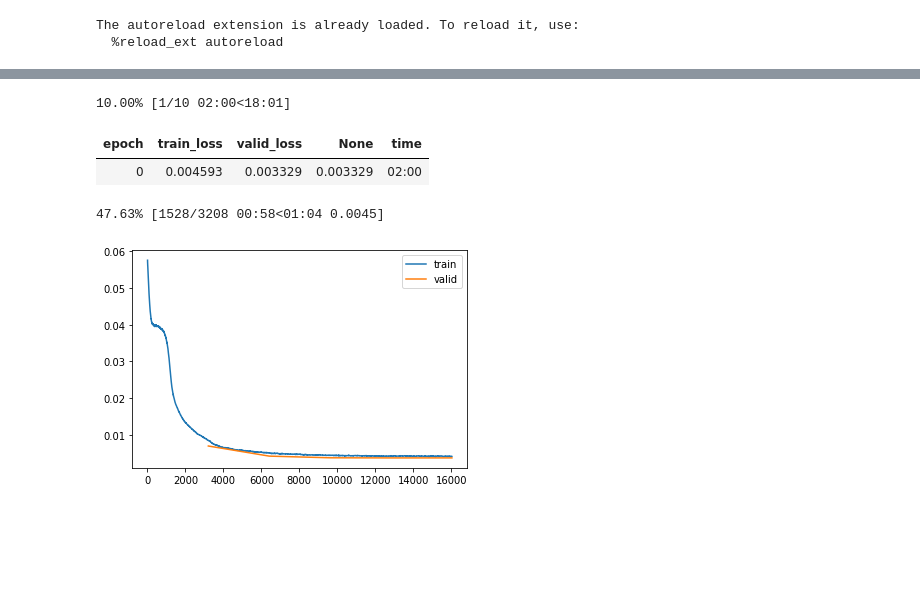
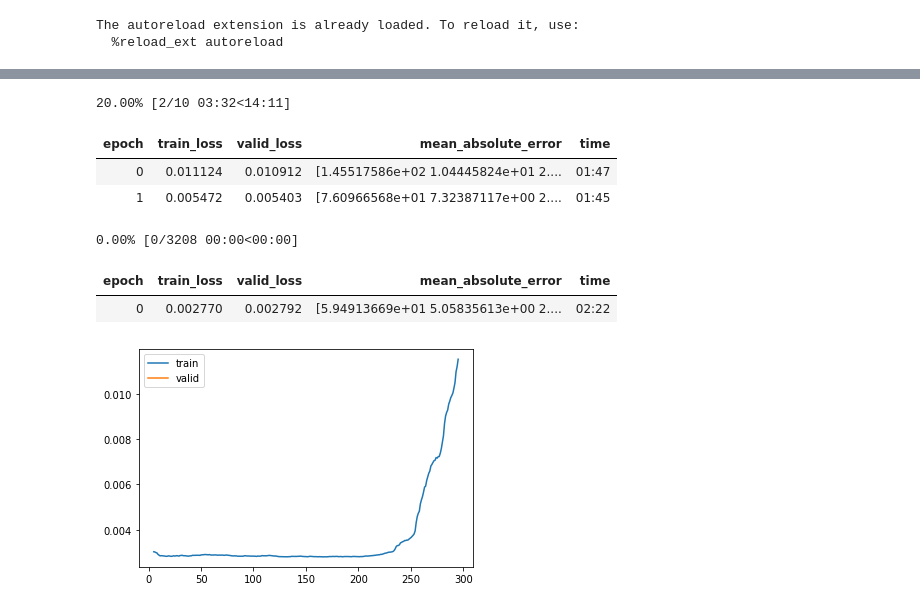
Before and after one commit to slds-lmu/yahpo_gym, a Jupyter notebook: yahpo_gym/notebooks/NB.ipynb, the cells around one changed output, grey strips where cells are left out. Cells and saved outputs as stored; diff of their text form; code cells hidden in the pictures; blank space fills up the shorter version.

```diff
--- a/yahpo_gym/notebooks/NB.ipynb
+++ b/yahpo_gym/notebooks/NB.ipynb
@@ -14,7 +14,7 @@ dls = dl_from_config(cfg)
 # %%
 f = FFSurrogateModel(dls, layers=[512,512], deeper = [], ps = [0., 0.])
 # %%
-l = SurrogateTabularLearner(dls, ff, loss_func=nn.MSELoss(reduction='mean'), metrics=nn.MSELoss)
+l = SurrogateTabularLearner(dls, f, loss_func=nn.MSELoss(reduction='mean'), metrics=nn.MSELoss)
 l.metrics = AvgTfedMetric(mean_absolute_error)
 # %%
 l.lr_find(num_it=500)
@@ -25,11 +25,15 @@ SuggestedLRs(valley=2.558585947554093e-06)
 # %%
-l.fit_one_cycle(10, 1e-5)
+l.fit_one_cycle(10, 1e-4)
 # %% [output]
-10.00% [1/10 02:00<18:01]
+20.00% [2/10 03:32<14:11]
-| epoch | train_loss | valid_loss | None | time |
-| 0 | 0.004593 | 0.003329 | 0.003329 | 02:00 |
+| epoch | train_loss | valid_loss | mean_absolute_error | time |
+| 0 | 0.011124 | 0.010912 | [1.45517586e+02 1.04445824e+01 2.... | 01:47 |
+| 1 | 0.005472 | 0.005403 | [7.60966568e+01 7.32387117e+00 2.... | 01:45 |
-47.63% [1528/3208 00:58<01:04 0.0045]
+0.00% [0/3208 00:00<00:00]
 # %%
 l.recorder.plot_loss()
+l.fit_one_cycle(1, 1e-5)
 # %% [output]
+| epoch | train_loss | valid_loss | mean_absolute_error | time |
+| 0 | 0.002770 | 0.002792 | [5.94913669e+01 5.05835613e+00 2.... | 02:22 |
-[figure, old version]
+[figure, new version]
```
Also changed, not shown: parts of 2 cells of this notebook, 3 other files.
